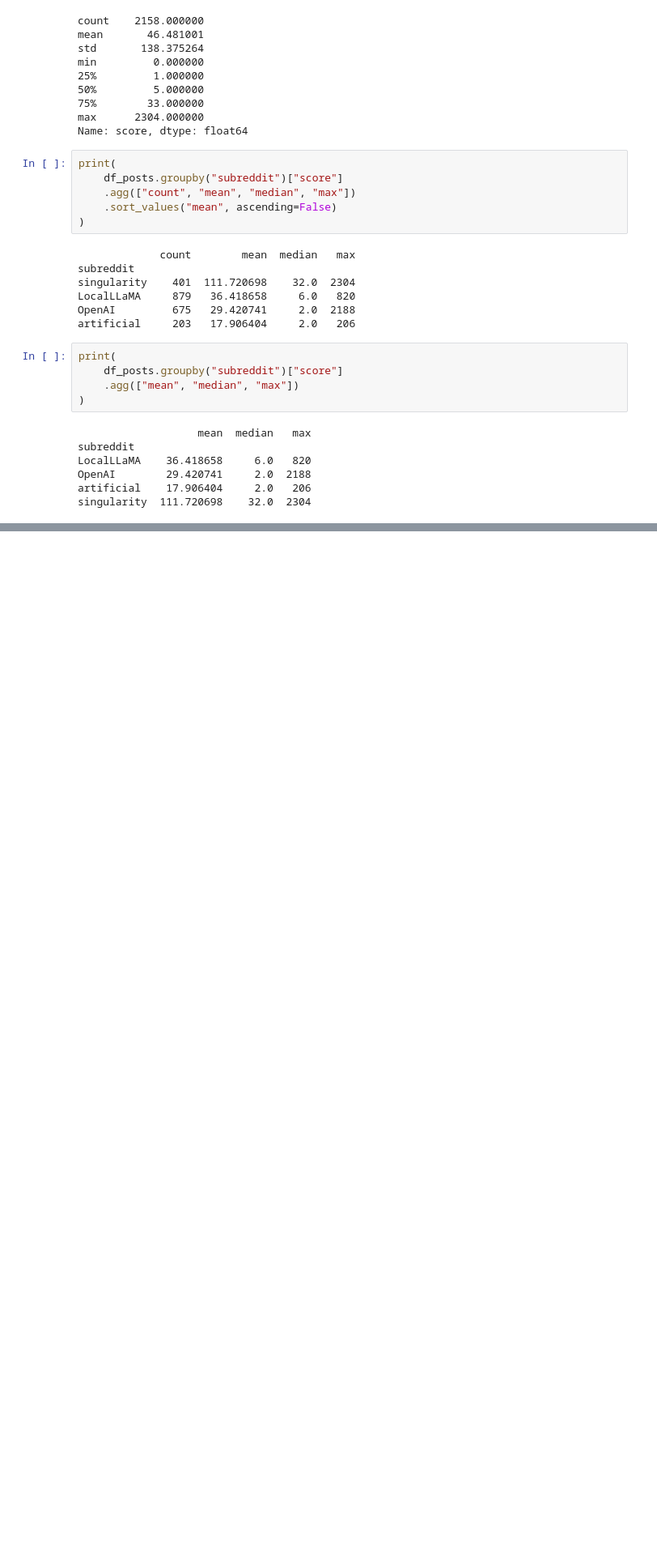
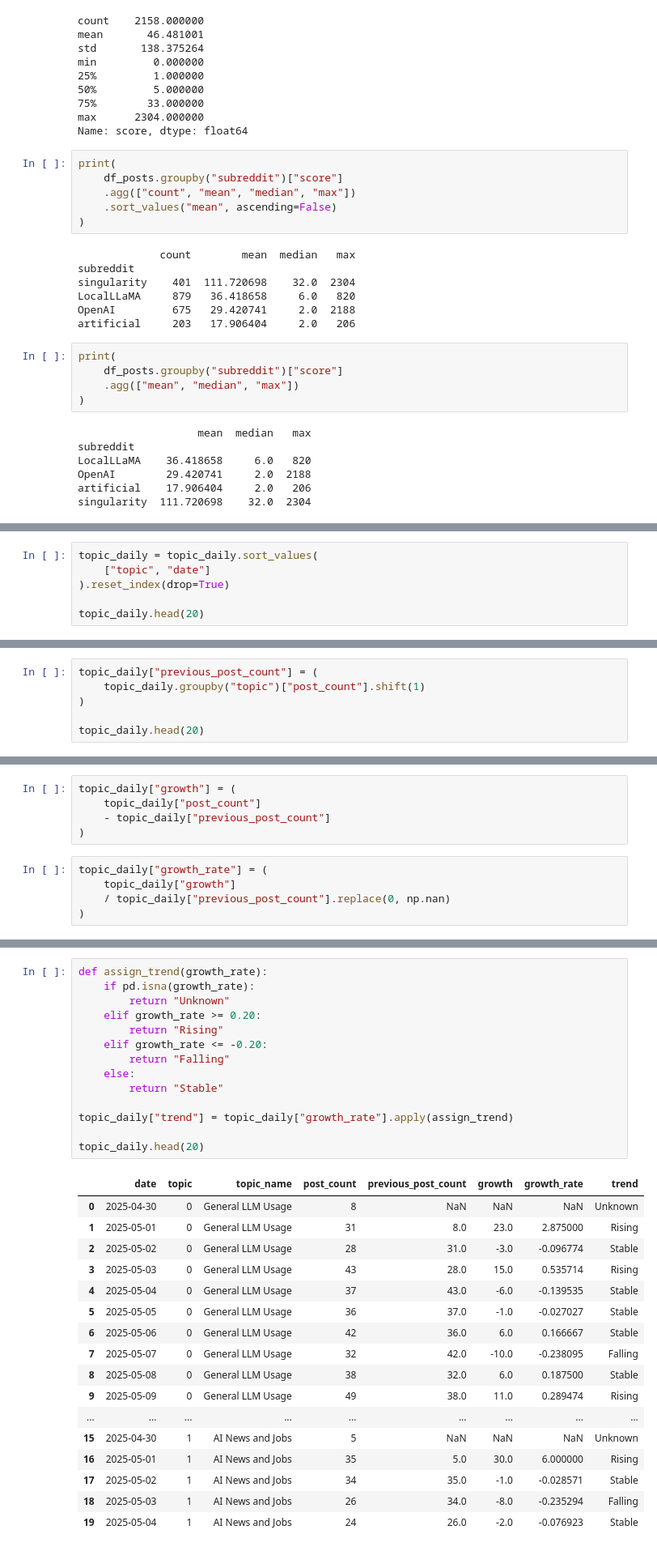
Before and after one commit to Praharshaanugu/AI-social-media-trend-analyser, a Jupyter notebook: notebooks/dataset_inspection.ipynb, the cells around one changed output, grey strips where cells are left out. Shown at 81% size. Drawn from its saved outputs; the diff is of its cells as text; blank space fills up the shorter version.

```diff
--- a/notebooks/dataset_inspection.ipynb
+++ b/notebooks/dataset_inspection.ipynb
@@ -834,0 +1332,6 @@ singularity  111.720698    32.0  2304
+# %%
+topic_daily = topic_daily.sort_values(
+    ["topic", "date"]
+).reset_index(drop=True)
+
+topic_daily.head(20)
@@ -834,0 +1356,6 @@ singularity  111.720698    32.0  2304
+# %%
+topic_daily["previous_post_count"] = (
+    topic_daily.groupby("topic")["post_count"].shift(1)
+)
+
+topic_daily.head(20)
@@ -834,0 +1380,10 @@ singularity  111.720698    32.0  2304
+# %%
+topic_daily["growth"] = (
+    topic_daily["post_count"]
+    - topic_daily["previous_post_count"]
+)
+# %%
+topic_daily["growth_rate"] = (
+    topic_daily["growth"]
+    / topic_daily["previous_post_count"].replace(0, np.nan)
+)
@@ -834,0 +1415,32 @@ singularity  111.720698    32.0  2304
+# %%
+def assign_trend(growth_rate):
+    if pd.isna(growth_rate):
+        return "Unknown"
+    elif growth_rate >= 0.20:
+        return "Rising"
+    elif growth_rate <= -0.20:
+        return "Falling"
+    else:
+        return "Stable"
+
+topic_daily["trend"] = topic_daily["growth_rate"].apply(assign_trend)
+
+topic_daily.head(20)
+# %% [output]
+|  | date | topic | topic_name | post_count | previous_post_count | growth | growth_rate | trend |
+| 0 | 2025-04-30 | 0 | General LLM Usage | 8 | NaN | NaN | NaN | Unknown |
+| 1 | 2025-05-01 | 0 | General LLM Usage | 31 | 8.0 | 23.0 | 2.875000 | Rising |
+| 2 | 2025-05-02 | 0 | General LLM Usage | 28 | 31.0 | -3.0 | -0.096774 | Stable |
+| 3 | 2025-05-03 | 0 | General LLM Usage | 43 | 28.0 | 15.0 | 0.535714 | Rising |
+| 4 | 2025-05-04 | 0 | General LLM Usage | 37 | 43.0 | -6.0 | -0.139535 | Stable |
+| 5 | 2025-05-05 | 0 | General LLM Usage | 36 | 37.0 | -1.0 | -0.027027 | Stable |
+| 6 | 2025-05-06 | 0 | General LLM Usage | 42 | 36.0 | 6.0 | 0.166667 | Stable |
+| 7 | 2025-05-07 | 0 | General LLM Usage | 32 | 42.0 | -10.0 | -0.238095 | Falling |
+| 8 | 2025-05-08 | 0 | General LLM Usage | 38 | 32.0 | 6.0 | 0.187500 | Stable |
+| 9 | 2025-05-09 | 0 | General LLM Usage | 49 | 38.0 | 11.0 | 0.289474 | Rising |
+| ... | ... | ... | ... | ... | ... | ... | ... | ... |
+| 15 | 2025-04-30 | 1 | AI News and Jobs | 5 | NaN | NaN | NaN | Unknown |
+| 16 | 2025-05-01 | 1 | AI News and Jobs | 35 | 5.0 | 30.0 | 6.000000 | Rising |
+| 17 | 2025-05-02 | 1 | AI News and Jobs | 34 | 35.0 | -1.0 | -0.028571 | Stable |
+| 18 | 2025-05-03 | 1 | AI News and Jobs | 26 | 34.0 | -8.0 | -0.235294 | Falling |
+| 19 | 2025-05-04 | 1 | AI News and Jobs | 24 | 26.0 | -2.0 | -0.076923 | Stable |
```
Also changed, not shown: parts of 61 cells of this notebook.
